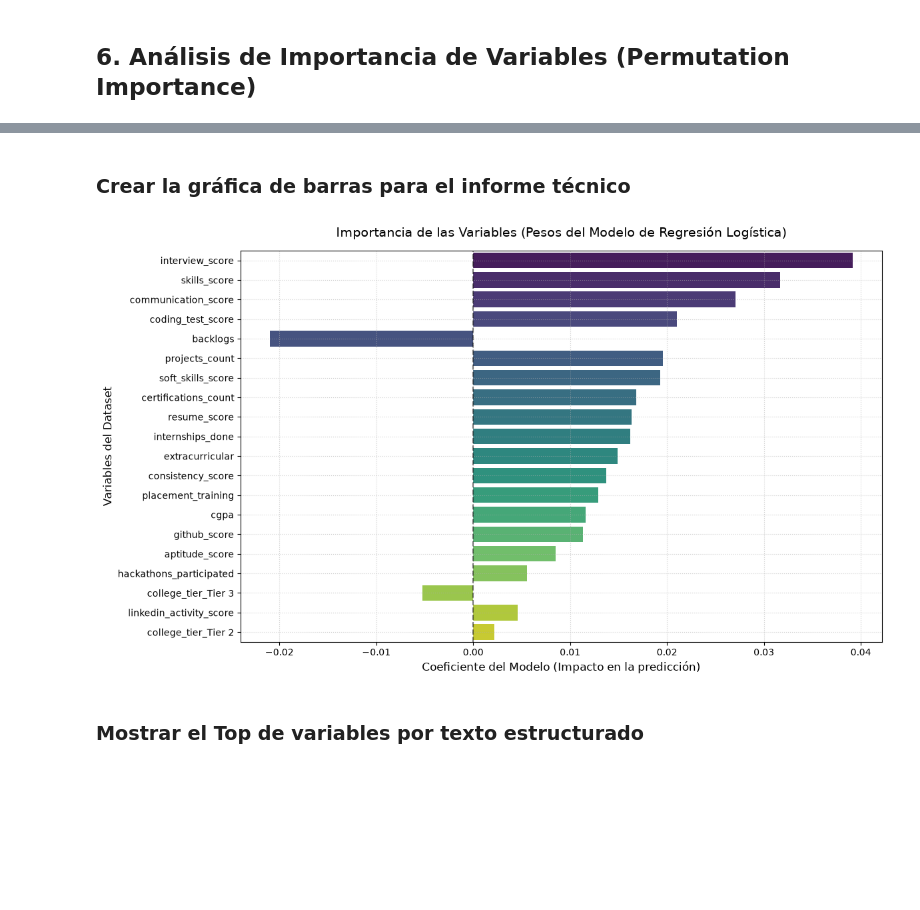
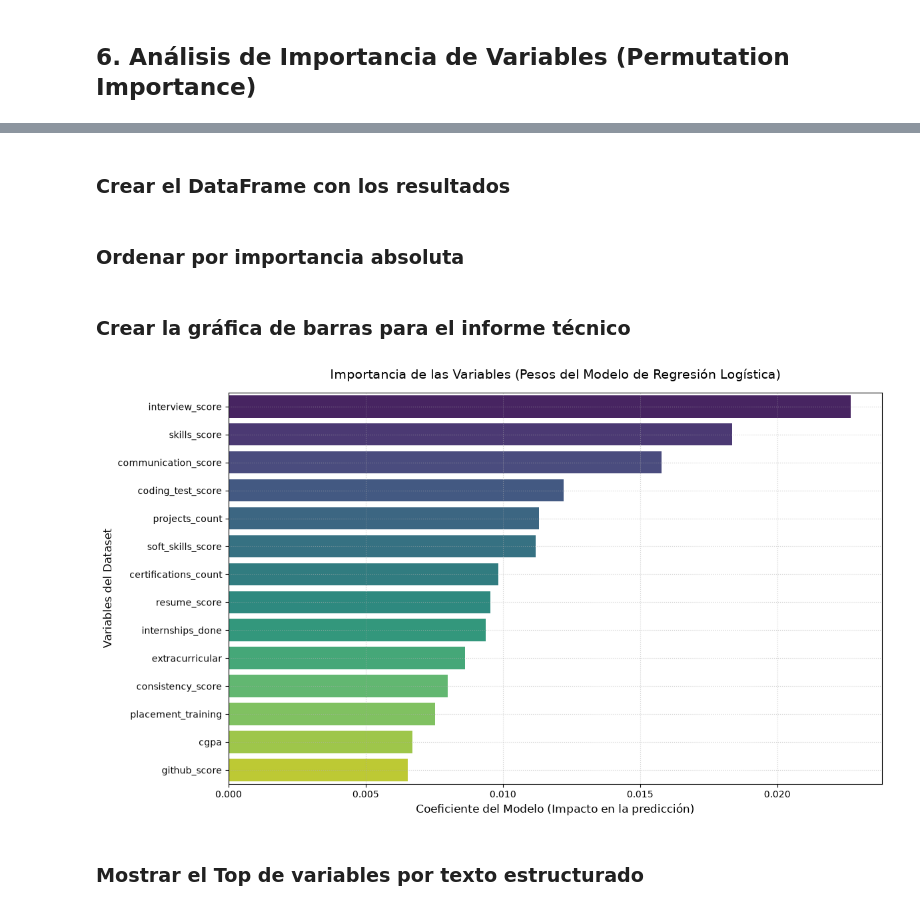
Before and after one commit to Bootcamp-DA-P2/DA-project-classification-Grupo2, a Jupyter notebook: notebooks/logistic_regression.ipynb, the cells around one changed output, grey strips where cells are left out. Saved outputs shown, nothing was run; the diff lists cells and outputs as text; code cells hidden in the pictures; blank space fills up the shorter version.

```diff
--- a/notebooks/logistic_regression.ipynb
+++ b/notebooks/logistic_regression.ipynb
@@ -247,9 +254,3 @@ coeficientes = pipeline_lr_final.named_steps['classifier'].coef_[0]
 # %%
-importances_df = pd.DataFrame({
-    'Variable': all_features,
-    'Importancia_Media': coeficientes
-})
-importances_df['Abs_Importancia'] = importances_df['Importancia_Media'].abs()
-importances_df = importances_df.sort_values(by='Abs_Importancia', ascending=False).drop(columns=['Abs_Importancia'])
-
-print(importances_df.to_string(index=False))
+cat_transformer = preprocessor_final.transformers_[1][1]
+cat_features_input = preprocessor_final.transformers_[1][2]
@@ -276,27 +259,43 @@ linkedin_activity_score           0.004566
 # %%
-importances_df.to_csv("../data/clean/importancias_variables.csv", index=False)
+if len(cat_features_input) > 0:
+    cat_features_encoded = cat_transformer.get_feature_names_out(cat_features_input)
+    all_features = list(num_features) + list(cat_features_encoded)
+else:
+    all_features = list(num_features)
+# %% [markdown]
+### Crear el DataFrame con los resultados
+# %%
+importances_df = pd.DataFrame({
+    'Variable': all_features,
+    'Coeficiente (Importancia)': coeficientes,
+    'Importancia Absoluta': abs(coeficientes)
+})
+# %% [markdown]
+### Ordenar por importancia absoluta
+# %%
+importances_df = importances_df.sort_values(by='Importancia Absoluta', ascending=False)
 # %% [markdown]
 ### Crear la gráfica de barras para el informe técnico
 # %%
 plt.figure(figsize=(12, 7))
 sns.barplot(
-    x='Importancia_Media',
+    x='Coeficiente (Importancia)',
     y='Variable',
     hue='Variable',
     data=importances_df,
     palette="viridis",
     legend=False
 )
 
 plt.title('Importancia de las Variables (Pesos del Modelo de Regresión Logística)', fontsize=14, pad=15)
 plt.xlabel('Coeficiente del Modelo (Impacto en la predicción)', fontsize=12)
 plt.ylabel('Variables del Dataset', fontsize=12)
 plt.axvline(0, color='black', linestyle='--', alpha=0.5) # Línea guía en el 0
 plt.grid(True, linestyle=':', alpha=0.6)
 plt.tight_layout()
 plt.show()
 # %% [output]
-[figure, old version]
+[figure, new version]
 # %% [markdown]
 ### Mostrar el Top de variables por texto estructurado
 # %%
```
Also changed, not shown: parts of 14 cells of this notebook, 2 other files.
